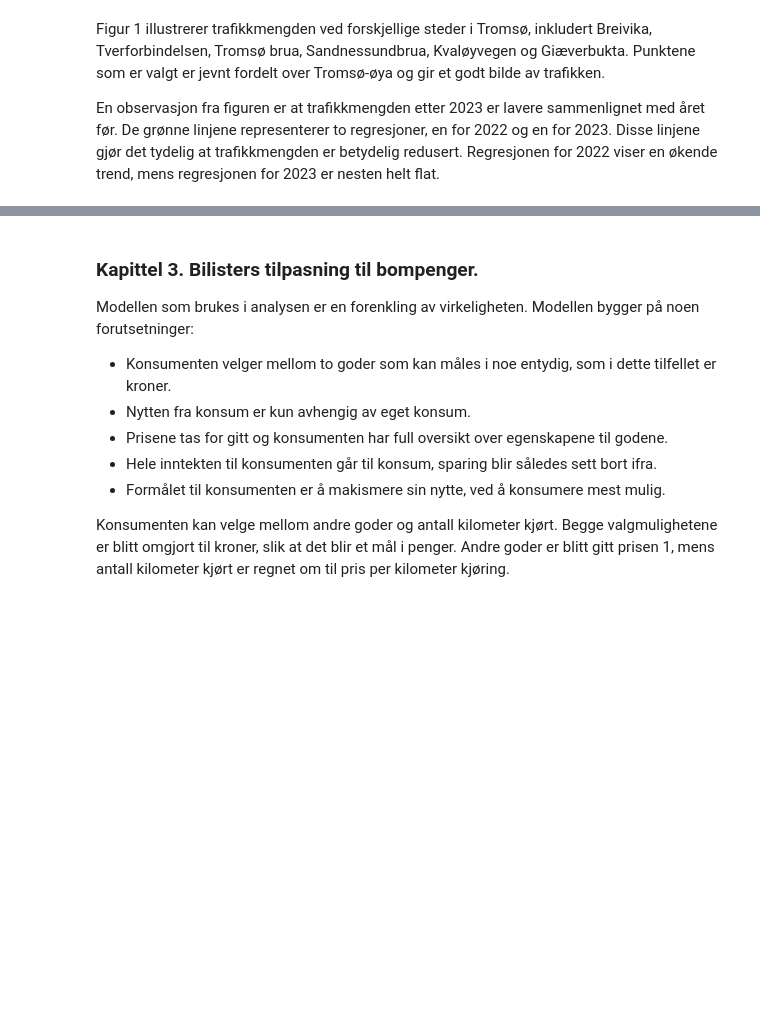
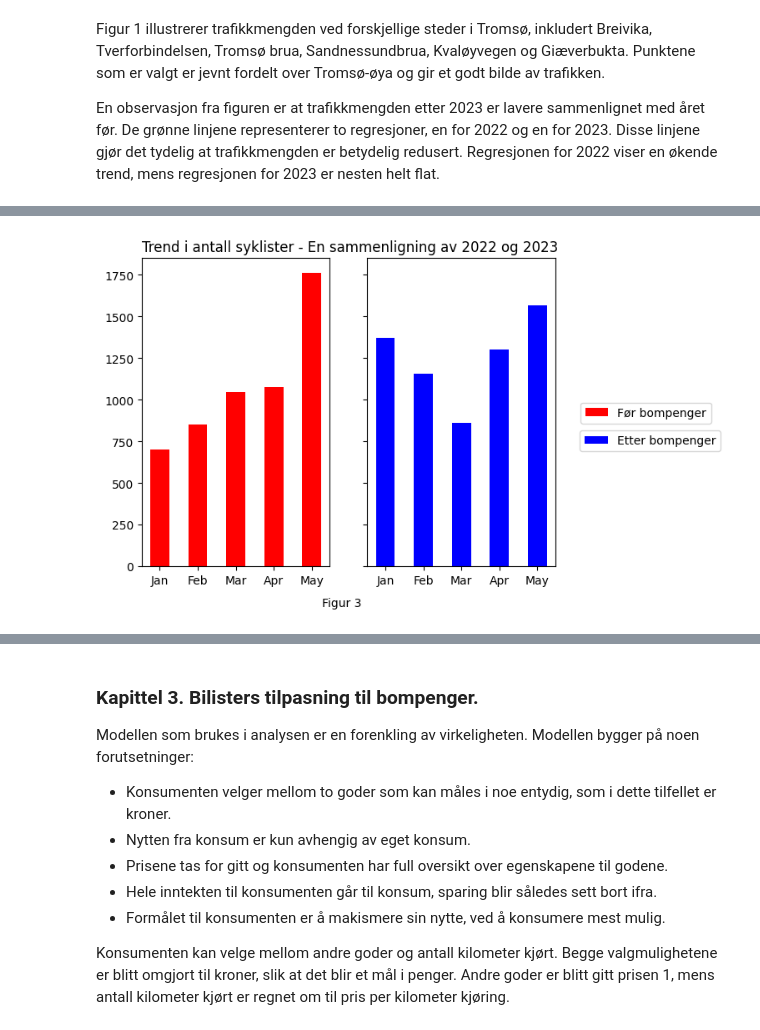
Before and after one commit to loopdiggaz/SOK-1006, a Jupyter notebook: Mappe2/mappeoppgave2_61.ipynb, the cells around one changed output, grey strips where cells are left out. Cells and saved outputs as stored; diff of their text form; code cells hidden in the pictures; blank space fills up the shorter version.

```diff
--- a/Mappe2/mappeoppgave2_61.ipynb
+++ b/Mappe2/mappeoppgave2_61.ipynb
@@ -232,0 +151,31 @@ df_kmkjørt
+# %%
+df_sykkel = pd.read_csv("https://raw.githubusercontent.com/loopdiggaz/SOK1006/main/Mappe2/sykkeltrafikk.csv", dayfirst=True, sep=';')
+df_sykkel = df_sykkel.loc[(df_sykkel.Felt == 'Totalt'), ['År','Måned','Trafikkmengde','Navn']]
+
+# før bompenger
+sykkel2022 = df_sykkel[df_sykkel.År == 2022]
+sykkel2022 = sykkel2022[(sykkel2022['Måned'] >=  1) & (sykkel2022['Måned'] <=  5)]
+sykkel2022_måned = sykkel2022.groupby(sykkel2022['Måned'])['Trafikkmengde'].sum()
+df_sykkel2022_måned = sykkel2022_måned.to_frame()
+df_sykkel2022_måned = df_sykkel2022_måned.reset_index()
+df_sykkel2022_måned['Måned'] = df_sykkel2022_måned['Måned'].apply(lambda x: calendar.month_abbr[x])
+
+# etter bompenger
+sykkel2023 = df_sykkel[df_sykkel.År == 2023]
+sykkel2023 = sykkel2023[(sykkel2023['Måned'] >=  1) & (sykkel2023['Måned'] <=  5)]
+sykkel2023_måned = sykkel2023.groupby(sykkel2023['Måned'])['Trafikkmengde'].sum()
+df_sykkel2023_måned = sykkel2023_måned.to_frame()
+df_sykkel2023_måned = df_sykkel2023_måned.reset_index()
+df_sykkel2023_måned['Måned'] = df_sykkel2023_måned['Måned'].apply(lambda x: calendar.month_abbr[x])
+
+
+fig, (ax1,ax2) = plt.subplots(1,2,sharey=True)
+ax1.bar(df_sykkel2022_måned['Måned'],df_sykkel2022_måned["Trafikkmengde"], width = 0.5 ,color = 'red',label = 'Før bompenger')
+ax2.bar(df_sykkel2023_måned['Måned'],df_sykkel2023_måned["Trafikkmengde"], width = 0.5 , color='blue',label = 'Etter bompenger')
+ax1.set_title('Trend i antall syklister - En sammenligning av 2022 og 2023', loc = 'left')
+ax1.legend(bbox_to_anchor=(3.06,0.55))
+ax2.legend(bbox_to_anchor=(1.1,0.46))
+txt = 'Figur 3'
+fig.text(.5, .01, txt, ha='center');
+# %% [output]
+[figure, added]
```
Also changed, not shown: parts of 17 cells of this notebook.
